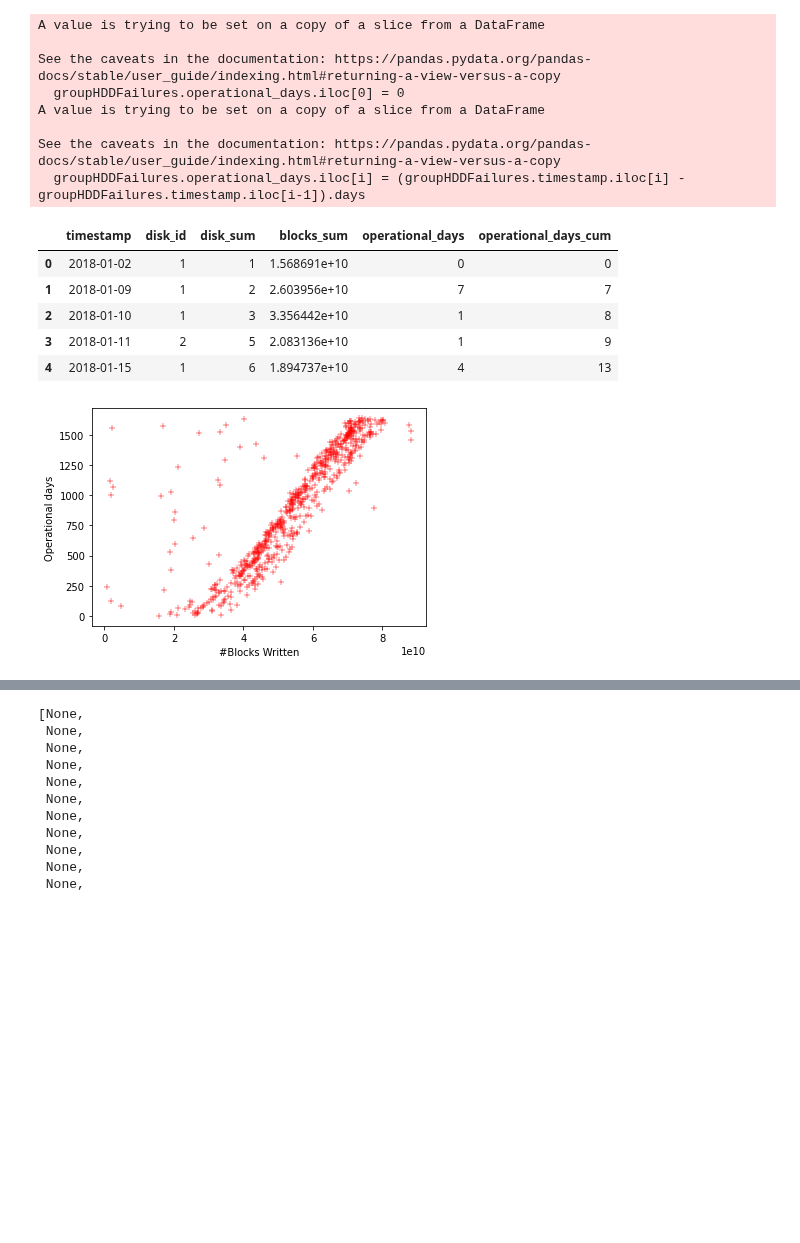
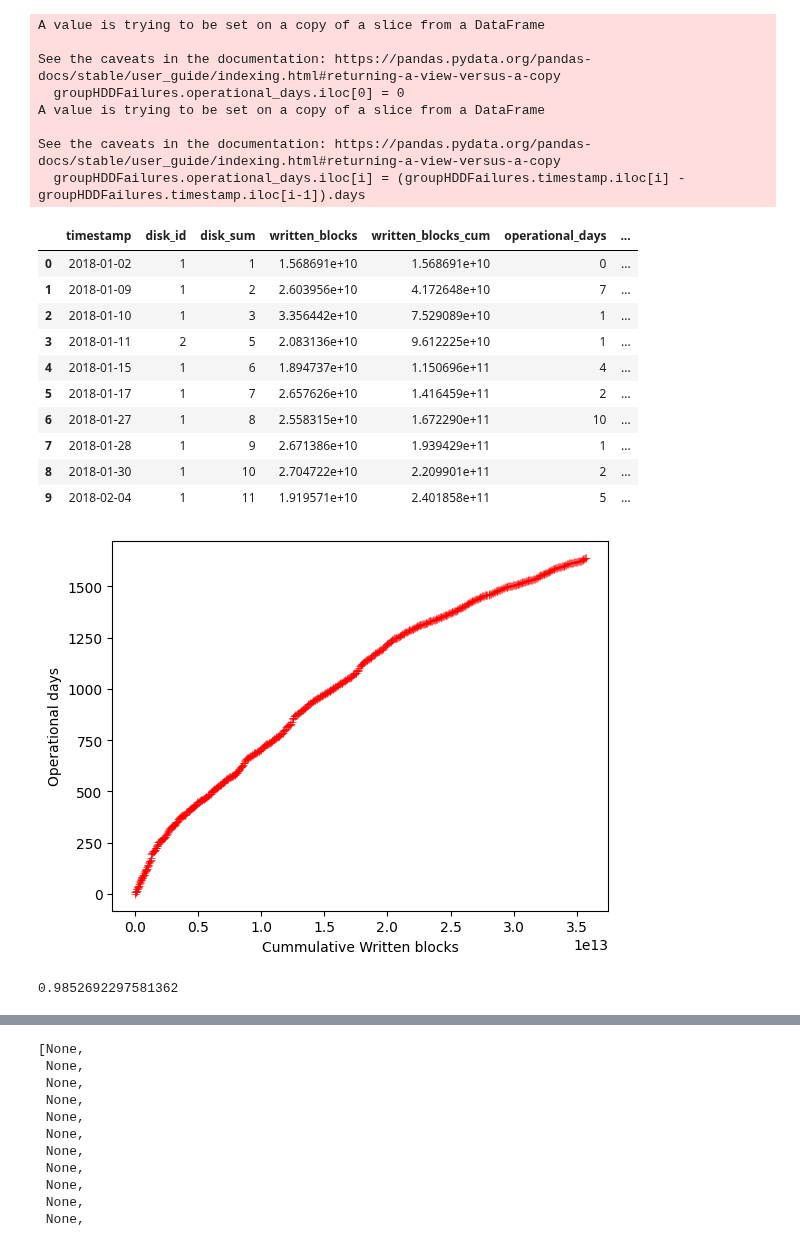
Before and after one commit to EricBorba/StorageFailurePredictor, a Jupyter notebook: WriteAnalModelHDD.ipynb, the cells around one changed output, grey strips where cells are left out. Cells and saved outputs as stored; diff of their text form; code cells hidden in the pictures; blank space fills up the shorter version.

Commit message:
correlation and written factor analysis

```diff
--- a/WriteAnalModelHDD.ipynb
+++ b/WriteAnalModelHDD.ipynb
@@ -184,7 +184,8 @@ groupHDDFailures = failedHDD.groupby(['timestamp'], as_index=False)['disk_id'].c
 groupHDDFailures['disk_sum'] = groupHDDFailures.disk_id.cumsum()
 
 groupHDDBlocks = failedHDD.groupby(['timestamp', 'disk_id'], as_index=False)['n_b_written'].mean()
-groupHDDFailures['blocks_sum'] = groupHDDBlocks.n_b_written
+groupHDDFailures['written_blocks'] = groupHDDBlocks.n_b_written
+groupHDDFailures['written_blocks_cum'] = groupHDDBlocks.n_b_written.cumsum()
 # %%
 groupHDDFailures.head()
 # %% [output]
@@ -214,18 +215,29 @@ A value is trying to be set on a copy of a slice from a DataFrame
 See the caveats in the documentation: https://pandas.pydata.org/pandas-docs/stable/user_guide/indexing.html#returning-a-view-versus-a-copy
   groupHDDFailures.operational_days.iloc[i] = (groupHDDFailures.timestamp.iloc[i] - groupHDDFailures.timestamp.iloc[i-1]).days
 # %%
-groupHDDFailures.head()
+groupHDDFailures.head(10)
 # %% [output]
-|  | timestamp | disk_id | disk_sum | blocks_sum | operational_days | operational_days_cum |
-| 0 | 2018-01-02 | 1 | 1 | 1.568691e+10 | 0 | 0 |
-| 1 | 2018-01-09 | 1 | 2 | 2.603956e+10 | 7 | 7 |
-| 2 | 2018-01-10 | 1 | 3 | 3.356442e+10 | 1 | 8 |
-| 3 | 2018-01-11 | 2 | 5 | 2.083136e+10 | 1 | 9 |
-| 4 | 2018-01-15 | 1 | 6 | 1.894737e+10 | 4 | 13 |
+|  | timestamp | disk_id | disk_sum | written_blocks | written_blocks_cum | operational_days | ... |
+| 0 | 2018-01-02 | 1 | 1 | 1.568691e+10 | 1.568691e+10 | 0 | ... |
+| 1 | 2018-01-09 | 1 | 2 | 2.603956e+10 | 4.172648e+10 | 7 | ... |
+| 2 | 2018-01-10 | 1 | 3 | 3.356442e+10 | 7.529089e+10 | 1 | ... |
+| 3 | 2018-01-11 | 2 | 5 | 2.083136e+10 | 9.612225e+10 | 1 | ... |
+| 4 | 2018-01-15 | 1 | 6 | 1.894737e+10 | 1.150696e+11 | 4 | ... |
+| 5 | 2018-01-17 | 1 | 7 | 2.657626e+10 | 1.416459e+11 | 2 | ... |
+| 6 | 2018-01-27 | 1 | 8 | 2.558315e+10 | 1.672290e+11 | 10 | ... |
+| 7 | 2018-01-28 | 1 | 9 | 2.671386e+10 | 1.939429e+11 | 1 | ... |
+| 8 | 2018-01-30 | 1 | 10 | 2.704722e+10 | 2.209901e+11 | 2 | ... |
+| 9 | 2018-02-04 | 1 | 11 | 1.919571e+10 | 2.401858e+11 | 5 | ... |
 # %%
-graph = sns.scatterplot(x = "blocks_sum", y = 'operational_days_cum', color = 'red', data = groupHDDFailures, marker='+')
-graph.set(xlabel ="#Written Blocks", ylabel = "Operational days")
+graph = sns.scatterplot(x = "written_blocks_cum", y = 'operational_days_cum', color = 'red', data = groupHDDFailures, marker='+')
+graph.set(xlabel ="Cummulative Written blocks", ylabel = "Operational days")
 plt.savefig('img/OperationalDaysBlocksWrittenScatter' + model + '.pdf')
 # %% [output]
-[figure, old version]
+[figure, new version]
+# %%
+x = pd.to_numeric(groupHDDFailures["operational_days_cum"])
+y = pd.to_numeric(groupHDDFailures["written_blocks_cum"])
+x.corr(y)
+# %% [output]
+0.9852692297581362
 # %%
```
Also changed, not shown: parts of 8 cells of this notebook, 7 other files.
